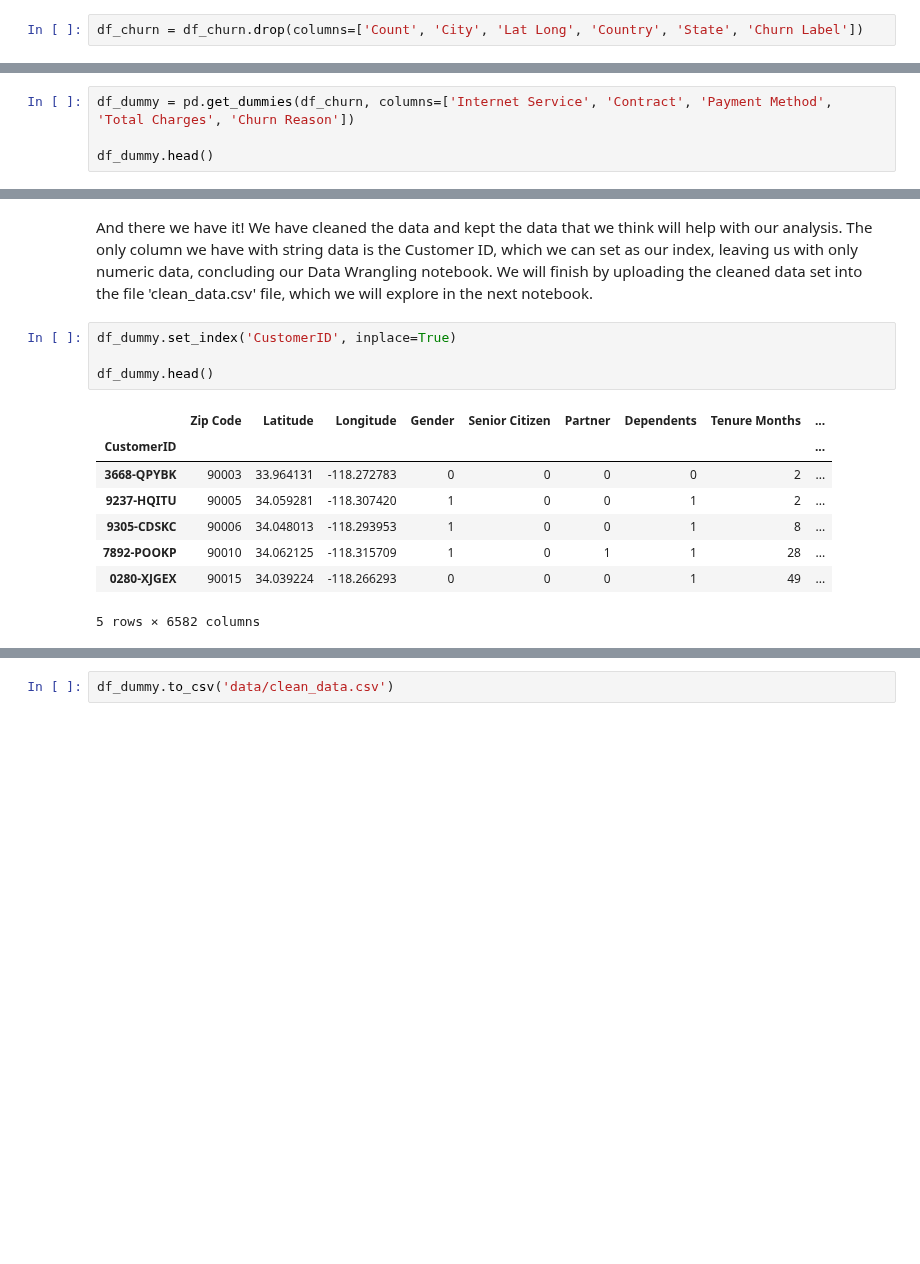
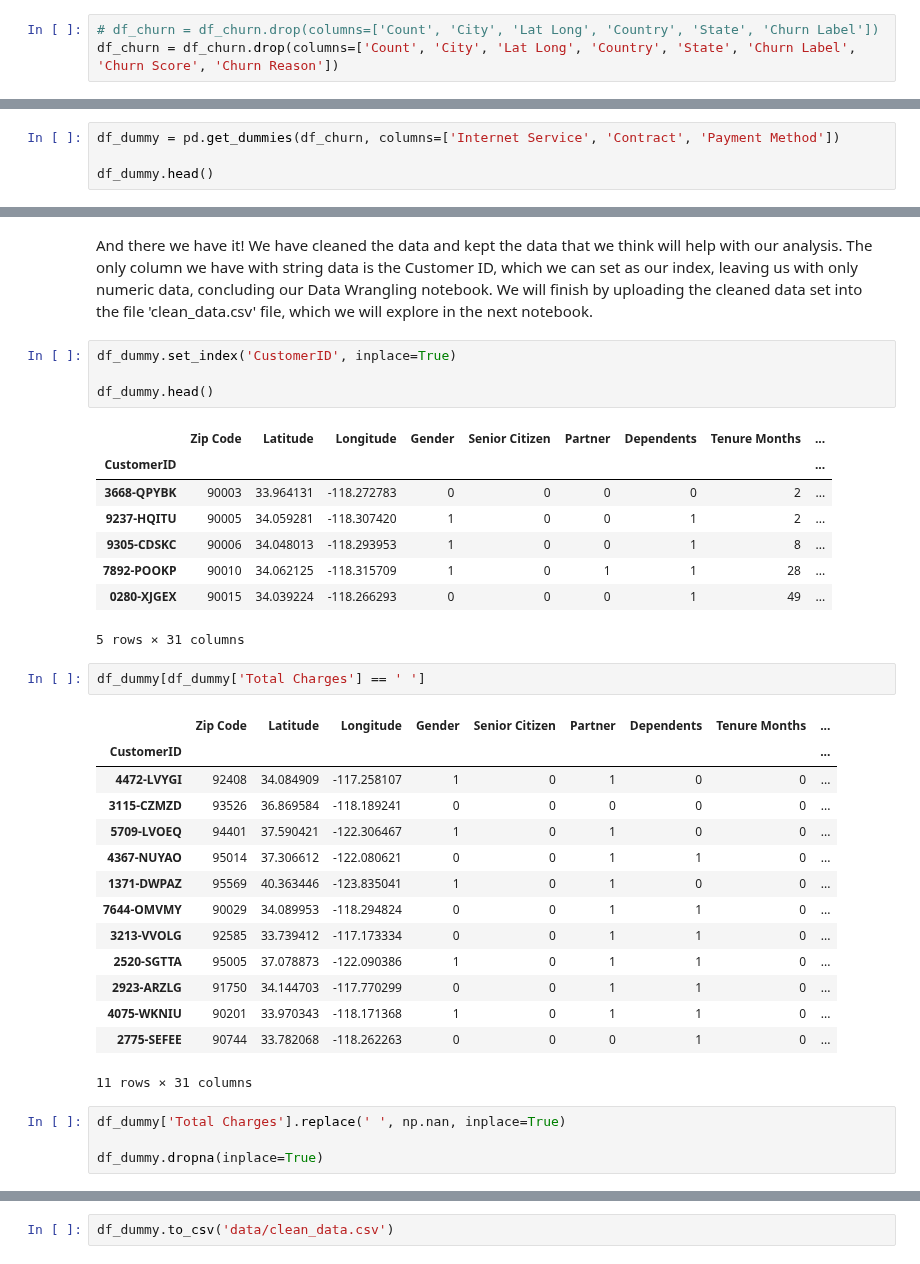
Before and after one commit to dvanheeswijk/Springboard, a Jupyter notebook: Capstone_3/Capstone 3 - Data Wrangling.ipynb, the cells around one changed output, grey strips where cells are left out. Saved outputs shown, nothing was run; the diff lists cells and outputs as text; blank space fills up the shorter version.

```diff
--- a/Capstone_3/Capstone 3 - Data Wrangling.ipynb
+++ b/Capstone_3/Capstone 3 - Data Wrangling.ipynb
@@ -143,7 +143,8 @@ Some observations about each of the columns:
 * 'Churn Label' and 'Churn Value' are synonomous, so we can delete Churn Label.
 * One hot encoding will be needed for all other columns with values that are strings.
 # %%
-df_churn = df_churn.drop(columns=['Count', 'City', 'Lat Long', 'Country', 'State', 'Churn Label'])
+# df_churn = df_churn.drop(columns=['Count', 'City', 'Lat Long', 'Country', 'State', 'Churn Label'])
+df_churn = df_churn.drop(columns=['Count', 'City', 'Lat Long', 'Country', 'State', 'Churn Label', 'Churn Score', 'Churn Reason'])
 # %%
 df_churn['Gender'].replace({'Male':0, 'Female':1}, inplace=True)
 df_churn['Gender'].unique()
@@ -198,5 +199,5 @@ memory usage: 1.5+ MB
 # %%
-df_dummy = pd.get_dummies(df_churn, columns=['Internet Service', 'Contract', 'Payment Method', 'Total Charges', 'Churn Reason'])
+df_dummy = pd.get_dummies(df_churn, columns=['Internet Service', 'Contract', 'Payment Method'])
 
 df_dummy.head()
 # %% [output]
@@ -229,7 +242,28 @@ df_dummy.head()
 | 9305-CDSKC | 90006 | 34.048013 | -118.293953 | 1 | 0 | 0 | 1 | 8 | ... |
 | 7892-POOKP | 90010 | 34.062125 | -118.315709 | 1 | 0 | 1 | 1 | 28 | ... |
 | 0280-XJGEX | 90015 | 34.039224 | -118.266293 | 0 | 0 | 0 | 1 | 49 | ... |
-5 rows × 6582 columns
+5 rows × 31 columns
+# %%
+df_dummy[df_dummy['Total Charges'] == ' ']
+# %% [output]
+|  | Zip Code | Latitude | Longitude | Gender | Senior Citizen | Partner | Dependents | Tenure Months | ... |
+| CustomerID |  |  |  |  |  |  |  |  | ... |
+| 4472-LVYGI | 92408 | 34.084909 | -117.258107 | 1 | 0 | 1 | 0 | 0 | ... |
+| 3115-CZMZD | 93526 | 36.869584 | -118.189241 | 0 | 0 | 0 | 0 | 0 | ... |
+| 5709-LVOEQ | 94401 | 37.590421 | -122.306467 | 1 | 0 | 1 | 0 | 0 | ... |
+| 4367-NUYAO | 95014 | 37.306612 | -122.080621 | 0 | 0 | 1 | 1 | 0 | ... |
+| 1371-DWPAZ | 95569 | 40.363446 | -123.835041 | 1 | 0 | 1 | 0 | 0 | ... |
+| 7644-OMVMY | 90029 | 34.089953 | -118.294824 | 0 | 0 | 1 | 1 | 0 | ... |
+| 3213-VVOLG | 92585 | 33.739412 | -117.173334 | 0 | 0 | 1 | 1 | 0 | ... |
+| 2520-SGTTA | 95005 | 37.078873 | -122.090386 | 1 | 0 | 1 | 1 | 0 | ... |
+| 2923-ARZLG | 91750 | 34.144703 | -117.770299 | 0 | 0 | 1 | 1 | 0 | ... |
+| 4075-WKNIU | 90201 | 33.970343 | -118.171368 | 1 | 0 | 1 | 1 | 0 | ... |
+| 2775-SEFEE | 90744 | 33.782068 | -118.262263 | 0 | 0 | 0 | 1 | 0 | ... |
+11 rows × 31 columns
+# %%
+df_dummy['Total Charges'].replace(' ', np.nan, inplace=True)
+
+df_dummy.dropna(inplace=True)
 # %%
 df_dummy.info()
 # %% [output]
```
Also changed, not shown: parts of 4 cells of this notebook, 1 other file.
